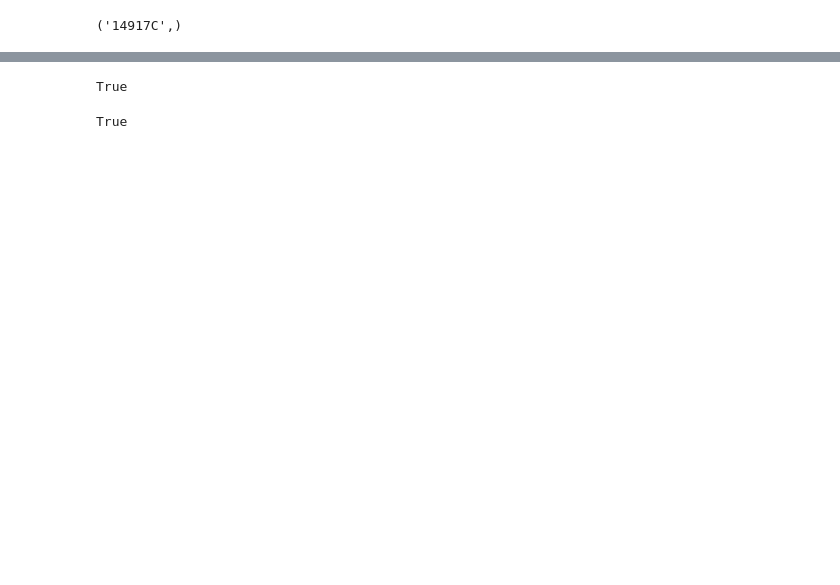
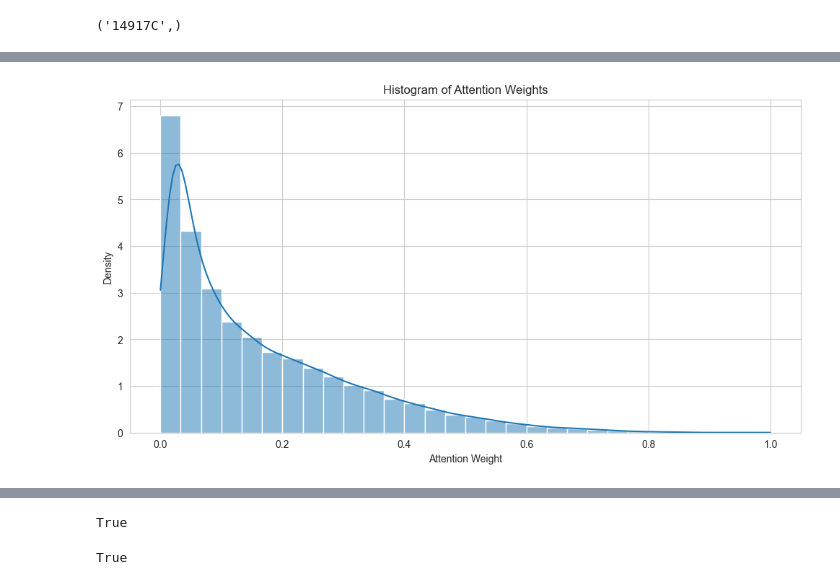
Before and after one commit to emnzn/ViT-Based-WSI-Classification, a Jupyter notebook: notebooks/attention-visualization.ipynb, the cells around one changed output, grey strips where cells are left out. Drawn from its saved outputs; the diff is of its cells as text; code cells hidden in the pictures; blank space fills up the shorter version.

```diff
--- a/notebooks/attention-visualization.ipynb
+++ b/notebooks/attention-visualization.ipynb
@@ -106,0 +141,11 @@ patient_parquet.head()
+# %%
+# CE
+
+plt.figure(figsize=(12, 6))
+sns.histplot(attention_weights_np.flatten(), bins=30, kde=True, stat="density")
+plt.title("Histogram of Attention Weights")
+plt.xlabel("Attention Weight")
+plt.ylabel("Density")
+plt.show()
+# %% [output]
+[figure, added]
```
Also changed, not shown: parts of 16 cells of this notebook, 1 other file.
